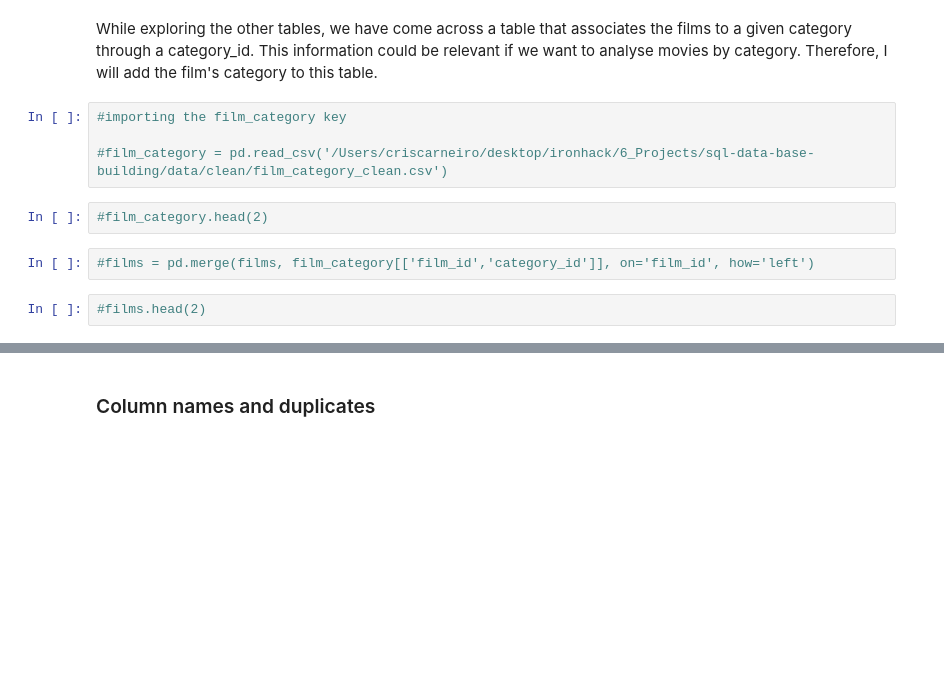
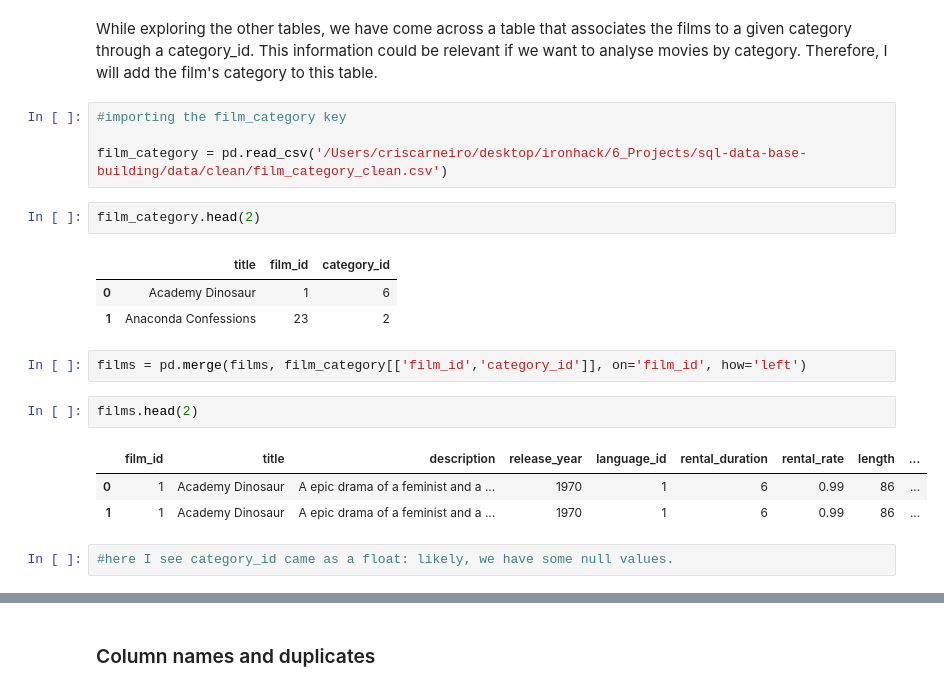
Before and after one commit to cristianecarneiro/sql-data-base-building, a Jupyter notebook: notebooks/cleaning_film.ipynb, the cells around one changed output, grey strips where cells are left out. Saved outputs shown, nothing was run; the diff lists cells and outputs as text; blank space fills up the shorter version.

```diff
--- a/notebooks/cleaning_film.ipynb
+++ b/notebooks/cleaning_film.ipynb
@@ -450,10 +450,20 @@ While exploring the other tables, we have come across a table that associates th
 # %%
 #importing the film_category key
 
-#film_category = pd.read_csv('/Users/criscarneiro/desktop/ironhack/6_Projects/sql-data-base-building/data/clean/film_category_clean.csv')
+film_category = pd.read_csv('/Users/criscarneiro/desktop/ironhack/6_Projects/sql-data-base-building/data/clean/film_category_clean.csv')
 # %%
-#film_category.head(2)
+film_category.head(2)
+# %% [output]
+|  | title | film_id | category_id |
+| 0 | Academy Dinosaur | 1 | 6 |
+| 1 | Anaconda Confessions | 23 | 2 |
 # %%
-#films = pd.merge(films, film_category[['film_id','category_id']], on='film_id', how='left')
+films = pd.merge(films, film_category[['film_id','category_id']], on='film_id', how='left')
 # %%
-#films.head(2)
+films.head(2)
+# %% [output]
+|  | film_id | title | description | release_year | language_id | rental_duration | rental_rate | length | ... |
+| 0 | 1 | Academy Dinosaur | A epic drama of a feminist and a ... | 1970 | 1 | 6 | 0.99 | 86 | ... |
+| 1 | 1 | Academy Dinosaur | A epic drama of a feminist and a ... | 1970 | 1 | 6 | 0.99 | 86 | ... |
+# %%
+#here I see category_id came as a float: likely, we have some null values.
```
Also changed, not shown: parts of 13 cells of this notebook, 4 other files.
